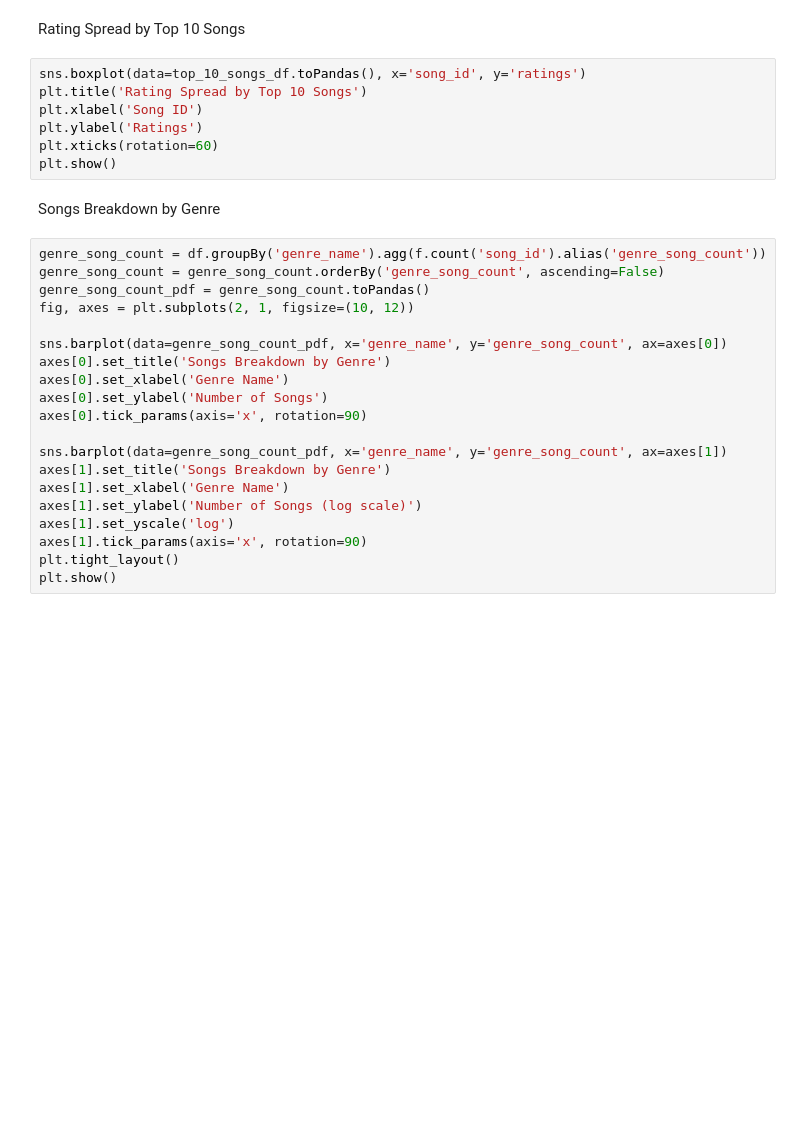
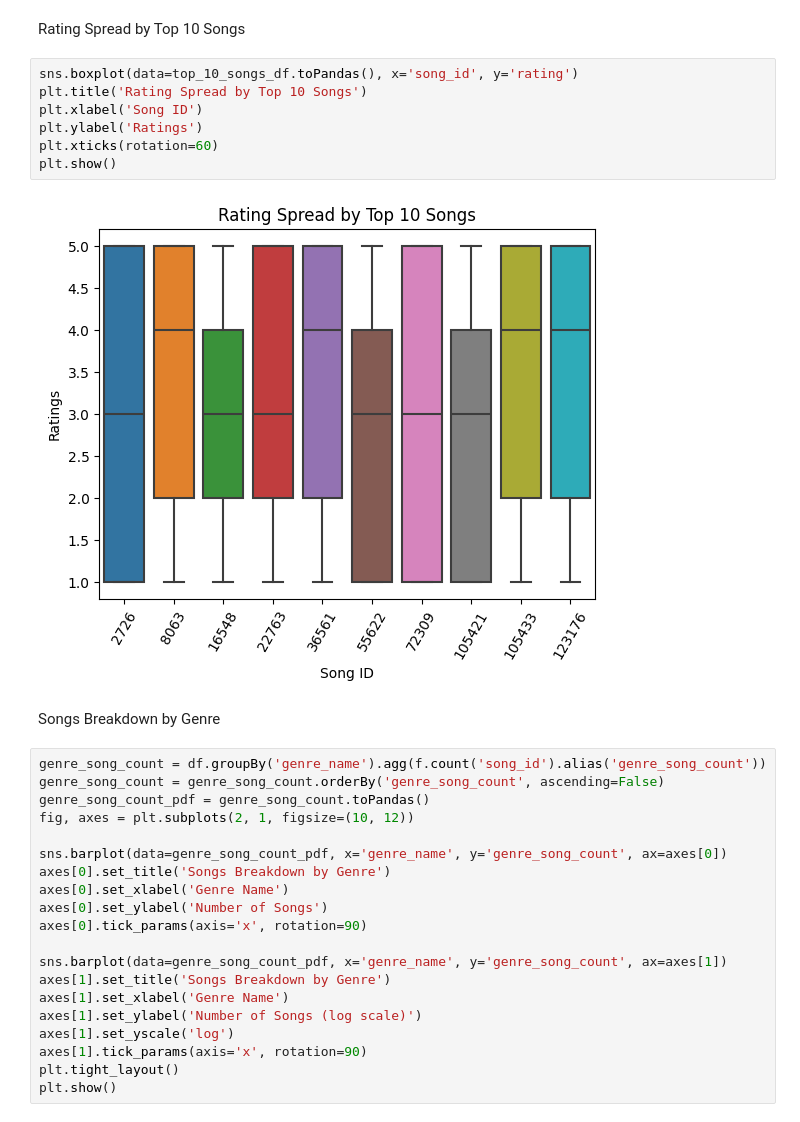
Before and after one commit to BlakeCrowther/scalable-music-recommender, a Jupyter notebook: notebooks/EDA.ipynb, the cells around one changed output. Drawn from its saved outputs; the diff is of its cells as text; blank space fills up the shorter version.

```diff
--- a/notebooks/EDA.ipynb
+++ b/notebooks/EDA.ipynb
@@ -298,12 +298,14 @@ plt.show()
 # %% [markdown]
 Rating Spread by Top 10 Songs
 # %%
-sns.boxplot(data=top_10_songs_df.toPandas(), x='song_id', y='ratings')
+sns.boxplot(data=top_10_songs_df.toPandas(), x='song_id', y='rating')
 plt.title('Rating Spread by Top 10 Songs')
 plt.xlabel('Song ID')
 plt.ylabel('Ratings')
 plt.xticks(rotation=60)
 plt.show()
+# %% [output]
+[figure, added]
 # %% [markdown]
 Songs Breakdown by Genre
 # %%
```
Also changed, not shown: parts of 7 cells of this notebook.
